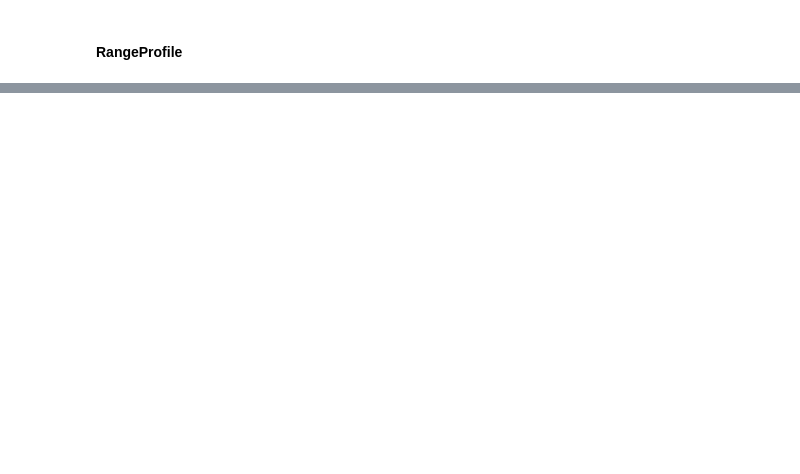
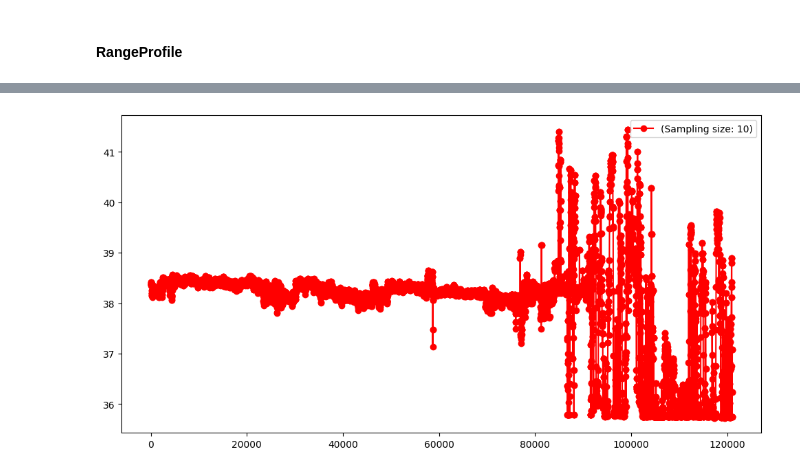
Before and after one commit to FLW-TUDO/py_mmwave_dev, a Jupyter notebook: py_mmwave_plot/PtCloud_dataprocessing.ipynb, the cells around one changed output, grey strips where cells are left out. Saved outputs shown, nothing was run; the diff lists cells and outputs as text; code cells hidden in the pictures; blank space fills up the shorter version.

```diff
--- a/py_mmwave_plot/PtCloud_dataprocessing.ipynb
+++ b/py_mmwave_plot/PtCloud_dataprocessing.ipynb
@@ -253,0 +259,56 @@ start_plot(df)
+# %%
+# Updated plotting function to get highest value from each group of 10 rows.
+
+def update_with_grouped_peaks(df, range_max=100, range_bias=0, group_size=10):
+    ax.clear()
+
+    if 'rangeProfile' in df.columns:
+        blah_values = []
+
+        # Step 1: Extract the highest value ("blah") from each row
+        for index, row in df.iterrows():
+            y = row['rangeProfile']  # Accessing each row's range profile
+            blah = max(y)  # Maximum value in that row's range profile
+            blah_values.append(blah)
+
+        # Step 2: Group by every 10 rows and get the highest "blah" in each group
+        grouped_peaks = []
+        num_rows = len(blah_values)
+
+        for i in range(0, num_rows, group_size):
+            group = blah_values[i:i+group_size]  # Taking groups of 10
+            highest_blah = max(group)  # Get highest value in each group
+            grouped_peaks.append(highest_blah)
+
+        # Step 3: Calculate x-axis based on the number of grouped peaks
+        x = np.arange(1, len(grouped_peaks) + 1) * group_size  # X-axis values for plotting
+
+        # Plot the grouped peaks
+        ax.plot(x, grouped_peaks, 'ro-', label='(Sampling size: 10)')
+
+        ax.legend()
+
+# Plotting function updated
+def start_plot_with_grouped_peaks(df, range_bias=0, group_size=10):
+    fig = plt.figure(figsize=(12, 6))
+    global ax
+    ax = plt.subplot(1, 1, 1)
+
+    fig.canvas.manager.set_window_title('Range Profile (Grouped Peaks)')
+
+    ax.set_title('Range Profile (Grouped Peaks)', fontsize=10)
+    ax.set_xlabel('##for later')
+    ax.set_ylabel('Max value [dB]')
+
+    ax.grid(linestyle=':')
+
+    # Update plot with grouped peaks
+    update_with_grouped_peaks(df, range_bias, group_size=group_size)
+
+    plt.show()
+
+# The function is now ready for use.
+# You can call start_plot_with_grouped_peaks(df) with your DataFrame `df`.
+start_plot_with_grouped_peaks(df)
+# %% [output]
+[figure, added]
```
Also changed, not shown: parts of 7 cells of this notebook.
